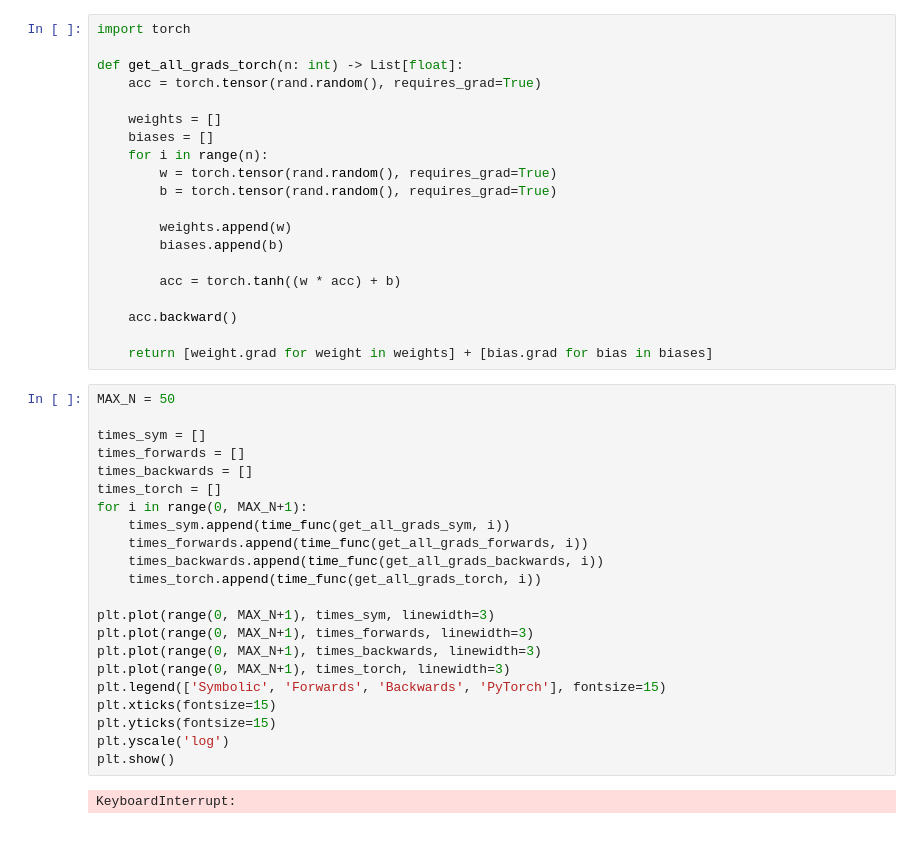
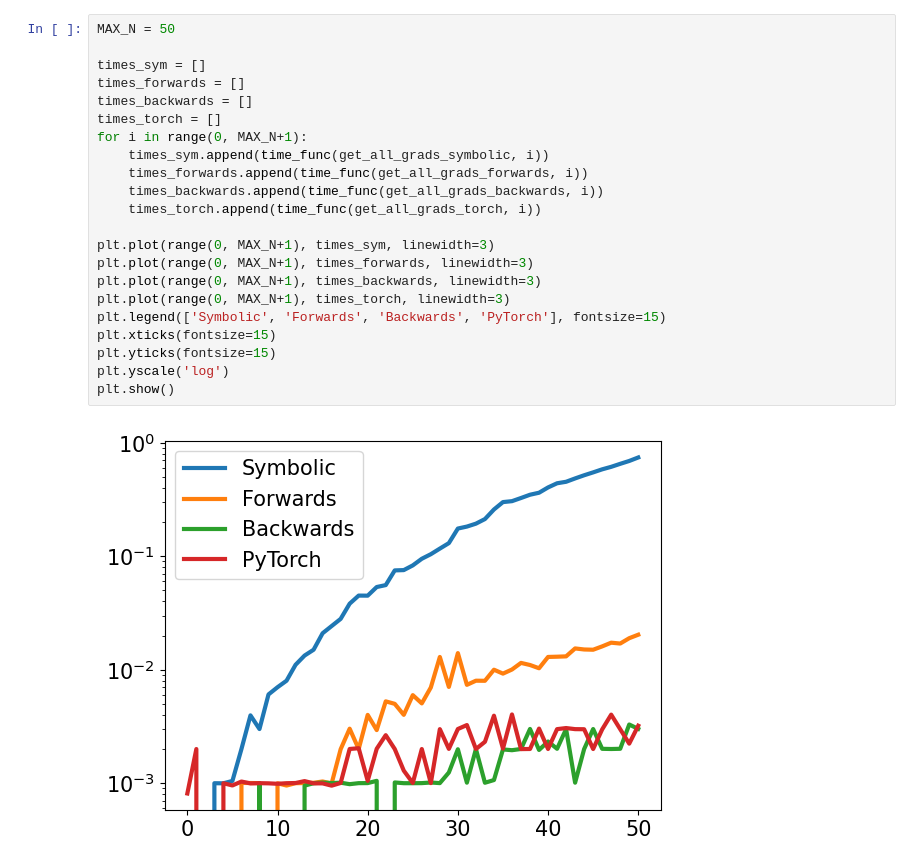
Before and after one commit to ryyanmapes/Neural-Networks-from-Nothing, a Jupyter notebook: autodiff/experiments/autodiff_versus.ipynb, the cells around one changed output. Drawn from its saved outputs; the diff is of its cells as text; blank space fills up the shorter version.

```diff
--- a/autodiff/experiments/autodiff_versus.ipynb
+++ b/autodiff/experiments/autodiff_versus.ipynb
@@ -526,48 +108,28 @@ def time_func(func, n: int) -> float:
     func(n)
     end = time.time()
     return end - start
-# %%
-import torch
-
-def get_all_grads_torch(n: int) -> List[float]:
-    acc = torch.tensor(rand.random(), requires_grad=True)
-
-    weights = []
-    biases = []
-    for i in range(n):
-        w = torch.tensor(rand.random(), requires_grad=True)
-        b = torch.tensor(rand.random(), requires_grad=True)
-
-        weights.append(w)
-        biases.append(b)
-
-        acc = torch.tanh((w * acc) + b)
-
-    acc.backward()
-
-    return [weight.grad for weight in weights] + [bias.grad for bias in biases]
 # %%
 MAX_N = 50
 
 times_sym = []
 times_forwards = []
 times_backwards = []
 times_torch = []
 for i in range(0, MAX_N+1):
-    times_sym.append(time_func(get_all_grads_sym, i))
+    times_sym.append(time_func(get_all_grads_symbolic, i))
     times_forwards.append(time_func(get_all_grads_forwards, i))
     times_backwards.append(time_func(get_all_grads_backwards, i))
     times_torch.append(time_func(get_all_grads_torch, i))
 
 plt.plot(range(0, MAX_N+1), times_sym, linewidth=3)
 plt.plot(range(0, MAX_N+1), times_forwards, linewidth=3)
 plt.plot(range(0, MAX_N+1), times_backwards, linewidth=3)
 plt.plot(range(0, MAX_N+1), times_torch, linewidth=3)
 plt.legend(['Symbolic', 'Forwards', 'Backwards', 'PyTorch'], fontsize=15)
 plt.xticks(fontsize=15)
 plt.yticks(fontsize=15)
 plt.yscale('log')
 plt.show()
 # %% [output]
-KeyboardInterrupt:
+[figure, added]
 # %%
```
Also changed, not shown: parts of 6 cells of this notebook, 8 other files.
